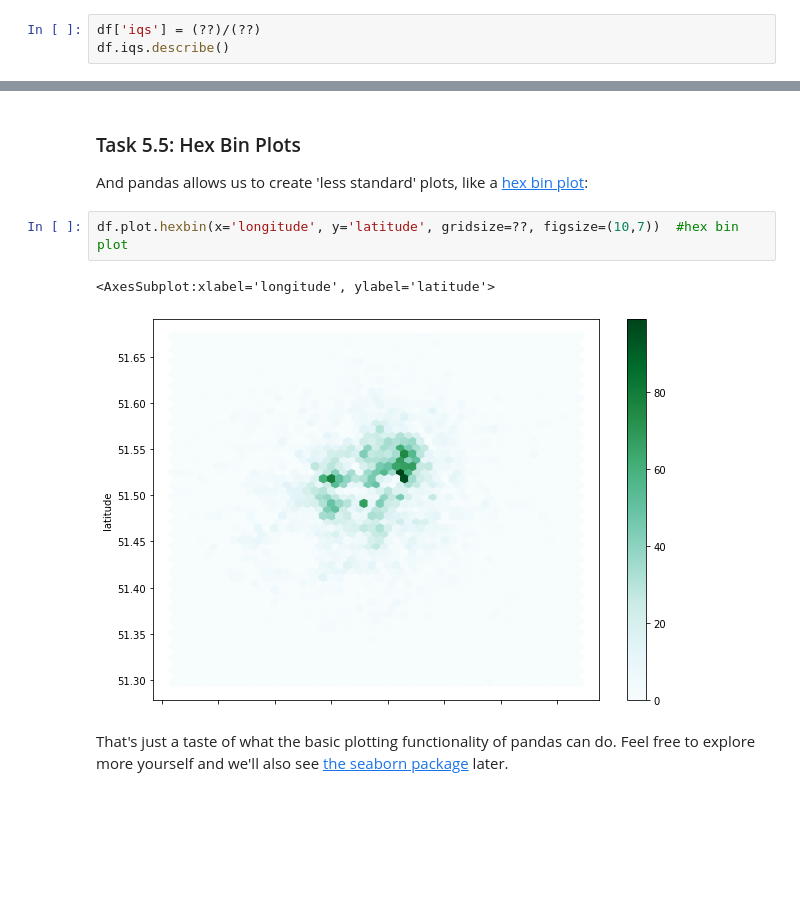
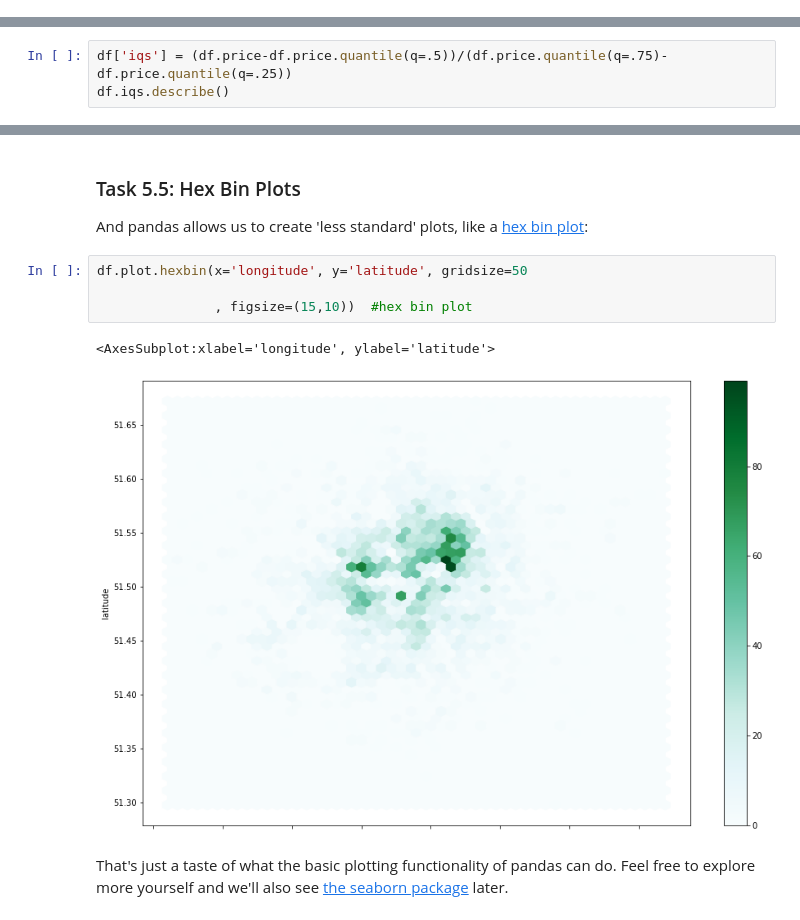
Before and after one commit to DaphneBdn/i2p, a Jupyter notebook: Practical-05-Numeric_Data.ipynb, the cells around one changed output, grey strips where cells are left out. Saved outputs shown, nothing was run; the diff lists cells and outputs as text; blank space fills up the shorter version.

```diff
--- a/Practical-05-Numeric_Data.ipynb
+++ b/Practical-05-Numeric_Data.ipynb
@@ -767,6 +763,3 @@ min     -7.504521e-01
 75%      1.792817e-01
 max      2.776139e+01
 Name: z, dtype: float64
-# %%
-df['iqs'] = (??)/(??)
-df.iqs.describe()
@@ -782,0 +766,3 @@ Name: iqs, dtype: float64
+# %%
+df['iqs'] = (df.price-df.price.quantile(q=.5))/(df.price.quantile(q=.75)-df.price.quantile(q=.25))
+df.iqs.describe()
@@ -903,10 +899,12 @@ df[df.price > df.price.quantile(0.90)].plot.scatter(x='longitude', y='latitude',
 
 And pandas allows us to create 'less standard' plots, like a [hex bin plot](http://pandas.pydata.org/pandas-docs/stable/generated/pandas.DataFrame.plot.hexbin.html#pandas.DataFrame.plot.hexbin):
 # %%
-df.plot.hexbin(x='longitude', y='latitude', gridsize=??, figsize=(10,7))  #hex bin plot
+df.plot.hexbin(x='longitude', y='latitude', gridsize=50
+
+               , figsize=(15,10))  #hex bin plot
 # %% [output]
 <AxesSubplot:xlabel='longitude', ylabel='latitude'>
-[figure, old version]
+[figure, new version]
 # %% [markdown]
 That's just a taste of what the basic plotting functionality of pandas can do. Feel free to explore more yourself and we'll also see [the seaborn package](http://seaborn.pydata.org/index.html) later.
 # %% [markdown]
```
Also changed, not shown: parts of 13 cells of this notebook.
